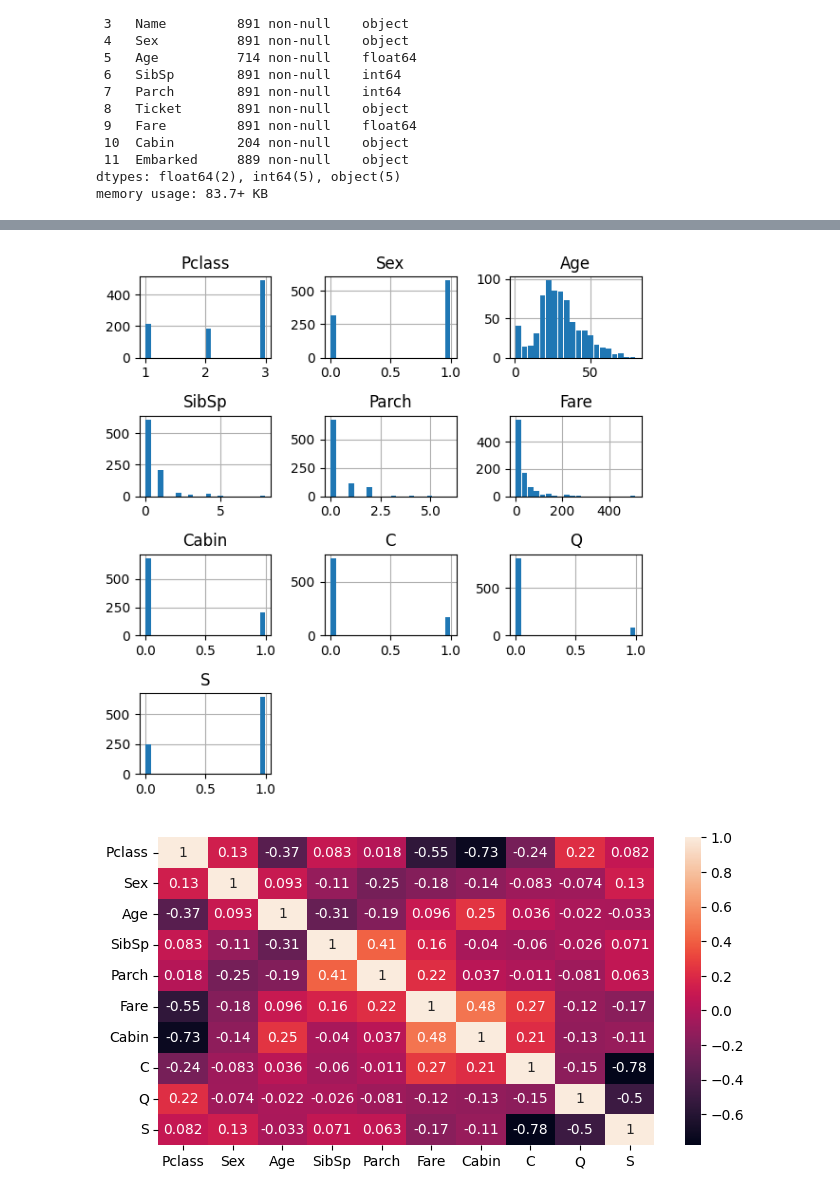
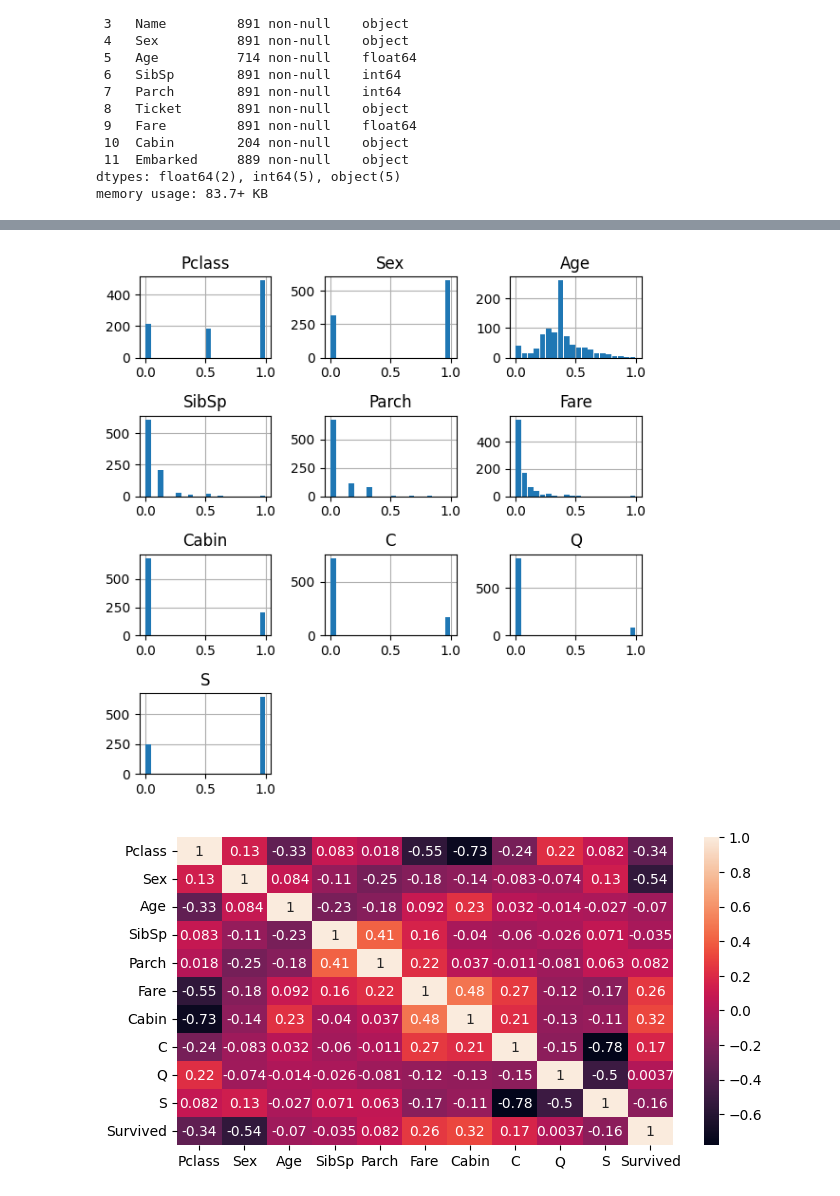
Before and after one commit to PanosKefalas/titanic, a Jupyter notebook: eda.ipynb, the cells around one changed output, grey strips where cells are left out. Saved outputs shown, nothing was run; the diff lists cells and outputs as text; code cells hidden in the pictures.

Commit message:
Combined transformers to function 'transformTitanicDf'.

```diff
--- a/eda.ipynb
+++ b/eda.ipynb
@@ -62,0 +52,3 @@ dfTransformed[dfTransformed.columns] = titanicPipeline.fit_transform(dfEncoded)
+# %%
+dfTransformed = transformTitanicDf(X)
+dfTransformed.head()
@@ -63,12 +62,12 @@ dfTransformed[dfTransformed.columns] = titanicPipeline.fit_transform(dfEncoded)
 # %%
-dfEncoded.hist(bins=20, figsize=(6,6), rwidth=0.9, zorder=2)
+dfTransformed.hist(bins=20, figsize=(6,6), rwidth=0.9, zorder=2)
 plt.tight_layout()
 plt.show()
 # %% [output]
-[figure, old version]
+[figure, new version]
 # %%
 plt.figure(figsize=(8,4))
-sns.heatmap(dfEncoded.corr(), annot=True)
+sns.heatmap(pd.concat([dfTransformed, y], axis=1).corr(), annot=True)
 plt.show()
 # %% [output]
-[figure, old version]
+[figure, new version]
```
Also changed, not shown: parts of 4 cells of this notebook, 1 other file.
